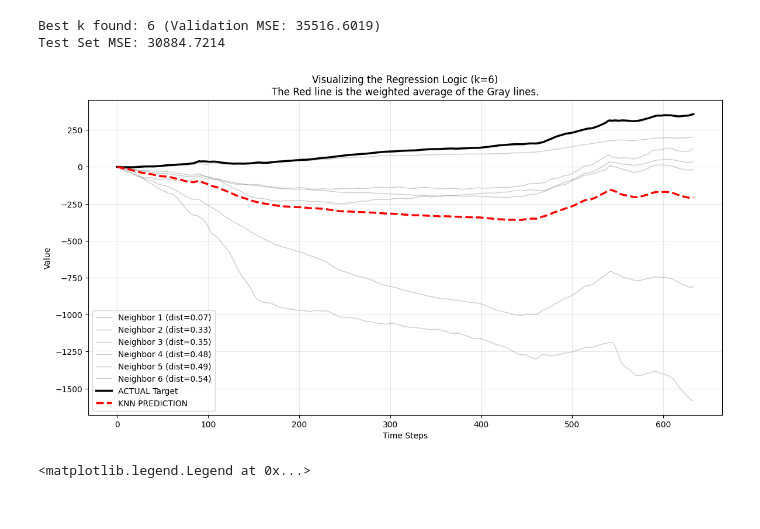
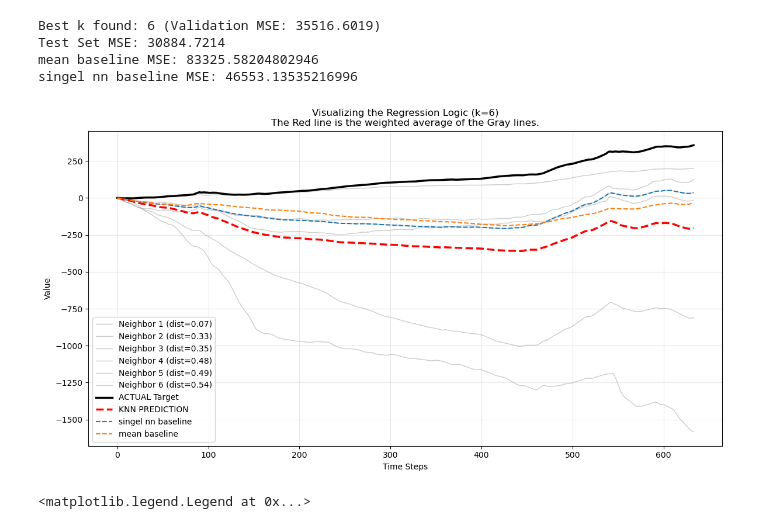
Before and after one commit to DanielSchipfer/Geospatial-Time-Series-Model, a Jupyter notebook: model.ipynb, the cells around one changed output. Saved outputs shown, nothing was run; the diff lists cells and outputs as text; code cells hidden in the pictures.

Commit message:
add baseline

```diff
--- a/model.ipynb
+++ b/model.ipynb
@@ -249,6 +249,7 @@ def optimize_and_predict_knn(df, input_cols, target_cols, test_size=0.2, val_siz
     X_train_scaled = scaler.fit_transform(X_train)
     X_val_scaled = scaler.transform(X_val)
     X_test_scaled = scaler.transform(X_test)
+
 
     # Optimize k
     best_k = 1
@@ -267,15 +268,27 @@ def optimize_and_predict_knn(df, input_cols, target_cols, test_size=0.2, val_siz
 
     print(f"Best k found: {best_k} (Validation MSE: {best_mse:.4f})")
 
+
+
     X_final_train = np.vstack((X_train_scaled, X_val_scaled))
     Y_final_train = np.vstack((Y_train, Y_val))
+
+    mean_baseline = np.mean(Y_train,axis=0)
+    singel_nn_baseline = KNeighborsRegressor(n_neighbors=1, weights='distance')
+    singel_nn_baseline.fit(X_final_train, Y_final_train)
+    singel_nn_baseline_preds = singel_nn_baseline.predict(X_test_scaled)
 
     final_model = KNeighborsRegressor(n_neighbors=best_k, weights='distance')
     final_model.fit(X_final_train, Y_final_train)
 
     test_preds = final_model.predict(X_test_scaled)
     test_mse = mean_squared_error(Y_test, test_preds)
+    mean_baseline_mse = mean_squared_error(Y_test,[mean_baseline]*len(Y_test))
+    singel_nn_baseline_mse = mean_squared_error(Y_test,singel_nn_baseline_preds)
     print(f"Test Set MSE: {test_mse:.4f}")
+    print(f"mean baseline MSE: {mean_baseline_mse}")
+    print(f"singel nn baseline MSE: {singel_nn_baseline_mse}")
+
 
     idx = 22  # We look at the first sample in the test set
     # 1. Get the indices and distances of the neighbors used
@@ -292,34 +305,38 @@ def optimize_and_predict_knn(df, input_cols, target_cols, test_size=0.2, val_siz
         neighbor_y = Y_final_train[neighbor_idx]
 
         # Calculate weight for legend (inverse distance)
         # Handle division by zero if distance is 0 (exact match)
         dist = dists[i]
         weight_label = f"dist={dist:.2f}"
 
         plt.plot(neighbor_y, color='gray', alpha=0.4, linewidth=1,
                  label=f'Neighbor {i+1} ({weight_label})')
 
     # 3. Plot Actual vs Prediction
     plt.plot(Y_test[idx], label='ACTUAL Target', color='black', linewidth=2.5)
     plt.plot(test_preds[idx], label=f'KNN PREDICTION', color='red', linestyle='--', linewidth=2.5)
+    plt.plot(singel_nn_baseline_preds[idx],label='singel nn baseline',linestyle='--')
+    plt.plot(mean_baseline,label='mean baseline',linestyle='--')
 
     plt.title(f"Visualizing the Regression Logic (k={best_k})\n"
               f"The Red line is the weighted average of the Gray lines.")
     plt.xlabel("Time Steps")
     plt.ylabel("Value")
     plt.legend(loc='best')
     plt.grid(True, alpha=0.3)
     plt.show()
 
     return final_model, scaler, best_k, test_preds, Y_test
 
 input_columns = ['Latitude (N)', 'Longitude (E)', 'elevation_meters']
 target_columns = [c for c in df_combined.columns if c not in input_columns]
 model, scaler, k, preds, actuals = optimize_and_predict_knn(df_combined, input_columns, target_columns)
 # %% [output]
 Best k found: 6 (Validation MSE: 35516.6019)
 Test Set MSE: 30884.7214
+mean baseline MSE: 83325.58204802946
+singel nn baseline MSE: 46553.13535216996
-[figure, old version]
+[figure, new version]
 # %%
 df = pd.read_csv("data_with_elevation.csv")
 challenge_data = df.loc[990, ["Latitude (N)", "Longitude (E)", "elevation_meters"]]
```
